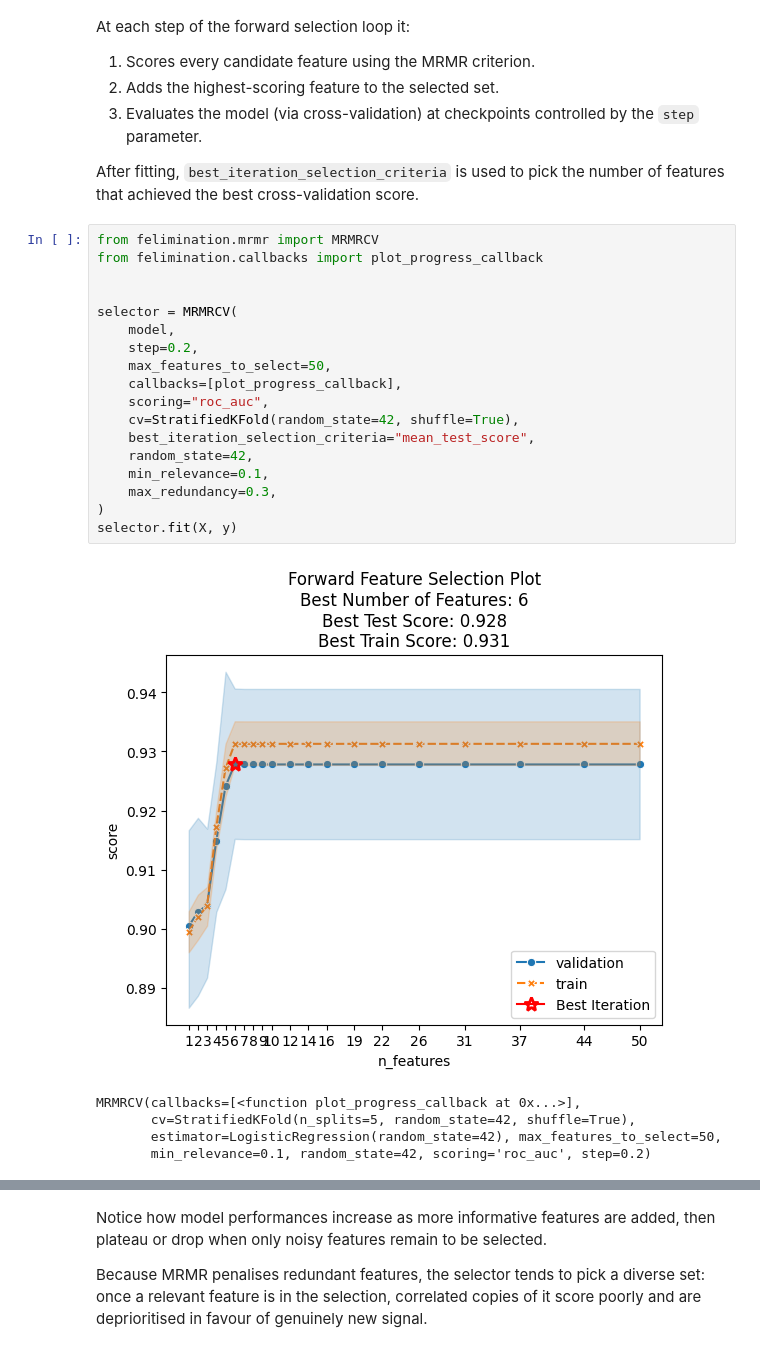
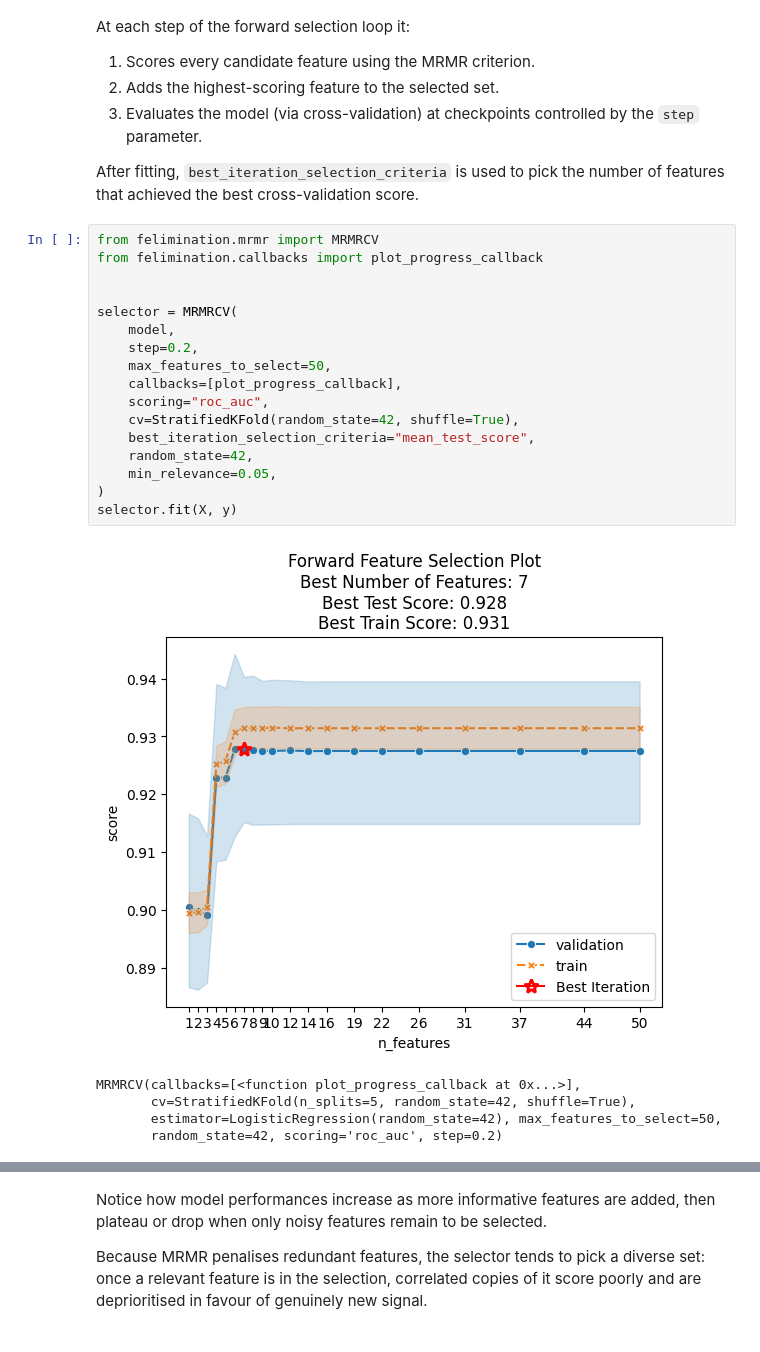
Before and after one commit to ClaudioSalvatoreArcidiacono/felimination, a Jupyter notebook: docs/tutorials/forward_feature_selection_with_mrmr.ipynb, the cells around one changed output, grey strips where cells are left out. Cells and saved outputs as stored; diff of their text form.

```diff
--- a/docs/tutorials/forward_feature_selection_with_mrmr.ipynb
+++ b/docs/tutorials/forward_feature_selection_with_mrmr.ipynb
@@ -78,27 +78,26 @@ After fitting, `best_iteration_selection_criteria` is used to pick the number of
 # %%
 from felimination.mrmr import MRMRCV
 from felimination.callbacks import plot_progress_callback
 
 
 selector = MRMRCV(
     model,
     step=0.2,
     max_features_to_select=50,
     callbacks=[plot_progress_callback],
     scoring="roc_auc",
     cv=StratifiedKFold(random_state=42, shuffle=True),
     best_iteration_selection_criteria="mean_test_score",
     random_state=42,
-    min_relevance=0.1,
-    max_redundancy=0.3,
+    min_relevance=0.05,
 )
 selector.fit(X, y)
 # %% [output]
-[figure, old version]
+[figure, new version]
 MRMRCV(callbacks=[<function plot_progress_callback at 0x...>],
        cv=StratifiedKFold(n_splits=5, random_state=42, shuffle=True),
        estimator=LogisticRegression(random_state=42), max_features_to_select=50,
-       min_relevance=0.1, random_state=42, scoring='roc_auc', step=0.2)
+       random_state=42, scoring='roc_auc', step=0.2)
 # %%
 selector.support_
 # %% [output]
```
Also changed, not shown: parts of 7 cells of this notebook, 5 other files.
